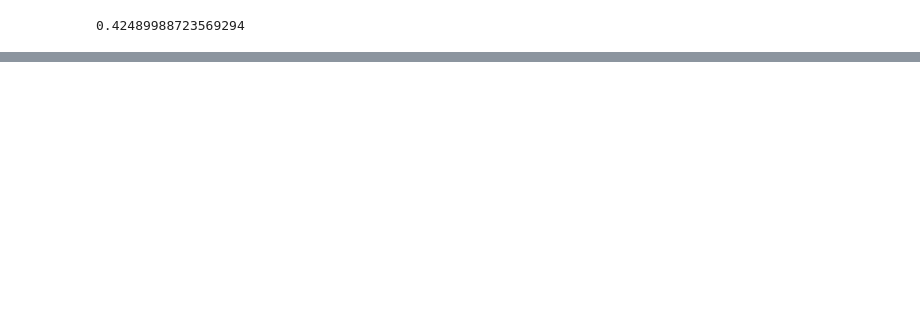
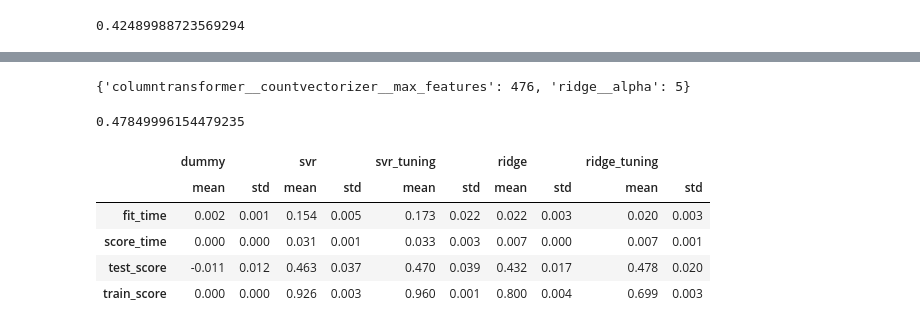
Before and after one commit to robindhillon1/chocolate_rating, a Jupyter notebook: results/ml_draft.ipynb, the cells around one changed output, grey strips where cells are left out. Cells and saved outputs as stored; diff of their text form; code cells hidden in the pictures; blank space fills up the shorter version.

Commit message:
add ridge

```diff
--- a/results/ml_draft.ipynb
+++ b/results/ml_draft.ipynb
@@ -158,0 +154,5 @@ svr_pipe_tun.score(X_test,y_test)
+# %%
+cross_val_results['ridge'] = pd.DataFrame(cross_validate(
+    ridge_pipe, X_train, y_train,
+    return_train_score=True)).agg(['mean', 'std']).round(3).T
+cross_val_results['ridge']
@@ -158,0 +165,18 @@ svr_pipe_tun.score(X_test,y_test)
+# %%
+#hyperparameter tuning for ridge
+preprocessor.fit(X_train, y_train)
+
+len_vocab = len(preprocessor.named_transformers_['countvectorizer'].get_feature_names_out())
+
+param_dist_ridge = {'columntransformer__countvectorizer__max_features': randint(100, len_vocab),
+            'ridge__alpha': [0.01, 0.05, 0.1, 0.5, 1, 2, 5, 10, 100]
+}
+# %%
+random_search_ridge = RandomizedSearchCV(
+    ridge_pipe,
+    param_dist_ridge,
+    n_jobs=-1,
+    n_iter=20,
+    random_state=522)
+
+random_search_ridge.fit(X_train, y_train)
@@ -158,0 +201,38 @@ svr_pipe_tun.score(X_test,y_test)
+# %%
+# best hyperparameters ridge
+best_parameters_ridge = random_search_ridge.best_params_
+best_parameters_ridge
+# %% [output]
+{'columntransformer__countvectorizer__max_features': 476, 'ridge__alpha': 5}
+# %%
+# Report the best score of ridge
+best_score_ridge = random_search_ridge.best_score_
+best_score_ridge
+# %% [output]
+0.47849996154479235
+# %%
+# Add results to the cross_val_results dictionary
+
+preprocessor_ridge_tun = make_column_transformer(
+    (StandardScaler(), numeric_features),
+    (OneHotEncoder(handle_unknown='ignore'), categorical_features),
+    (CountVectorizer(max_features=476), text_features),
+    ("drop", drop_features)
+)
+
+ridge_pipe_tun = make_pipeline(preprocessor_ridge_tun, Ridge(alpha=5))
+
+cross_val_results['ridge_tuning'] = pd.DataFrame(cross_validate(
+    ridge_pipe_tun, X_train, y_train, cv=5,
+    return_train_score=True)).agg(['mean', 'std']).round(3).T
+cross_val_results['ridge_tuning']
+
+# Show the results of all models
+pd.concat(cross_val_results, axis=1)
+# %% [output]
+|  | dummy |  | svr |  | svr_tuning |  | ridge |  | ridge_tuning |  |
+|  | mean | std | mean | std | mean | std | mean | std | mean | std |
+| fit_time | 0.002 | 0.001 | 0.154 | 0.005 | 0.173 | 0.022 | 0.022 | 0.003 | 0.020 | 0.003 |
+| score_time | 0.000 | 0.000 | 0.031 | 0.001 | 0.033 | 0.003 | 0.007 | 0.000 | 0.007 | 0.001 |
+| test_score | -0.011 | 0.012 | 0.463 | 0.037 | 0.470 | 0.039 | 0.432 | 0.017 | 0.478 | 0.020 |
+| train_score | 0.000 | 0.000 | 0.926 | 0.003 | 0.960 | 0.001 | 0.800 | 0.004 | 0.699 | 0.003 |
```
Also changed, not shown: parts of 12 cells of this notebook.
